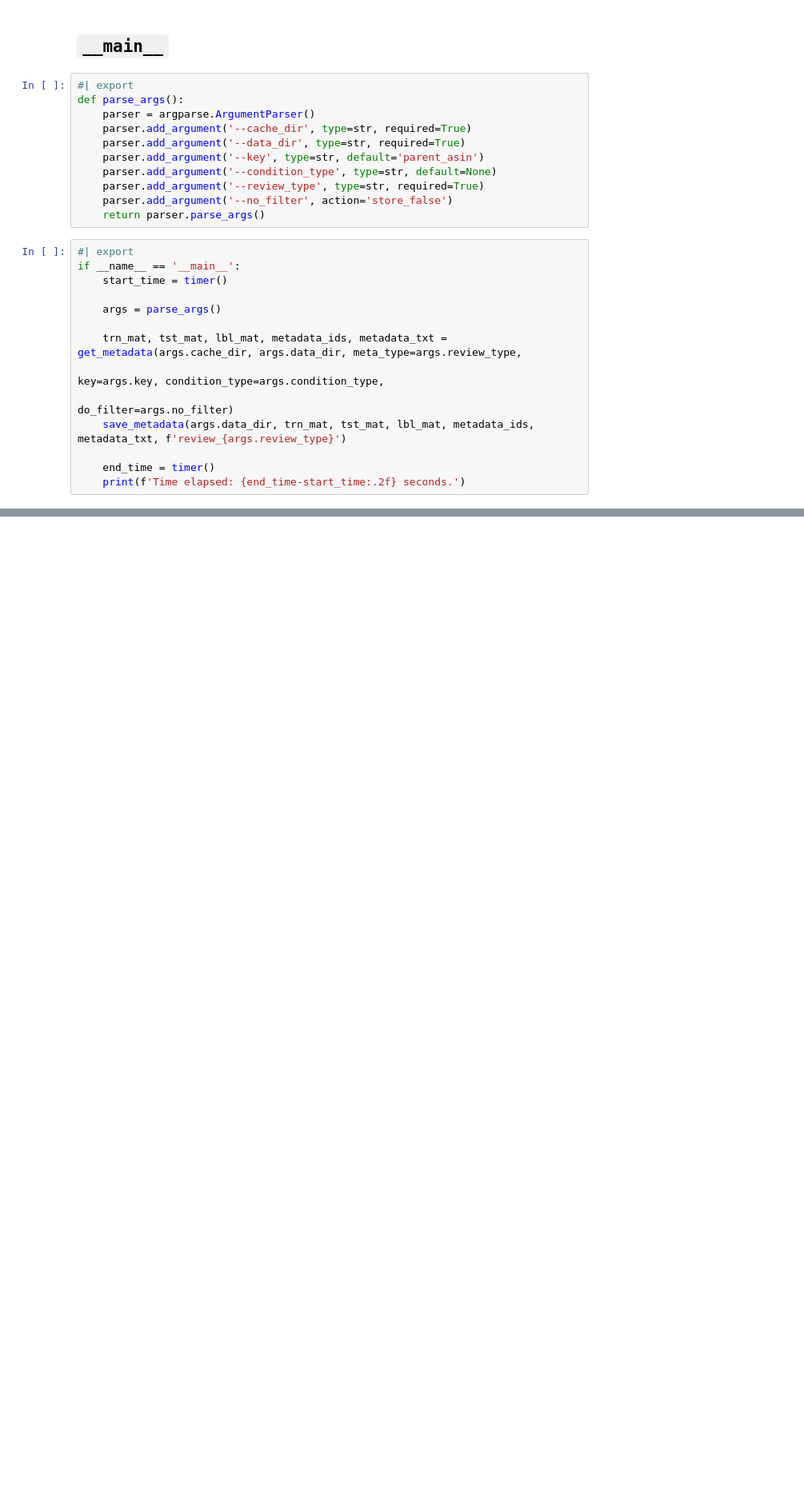
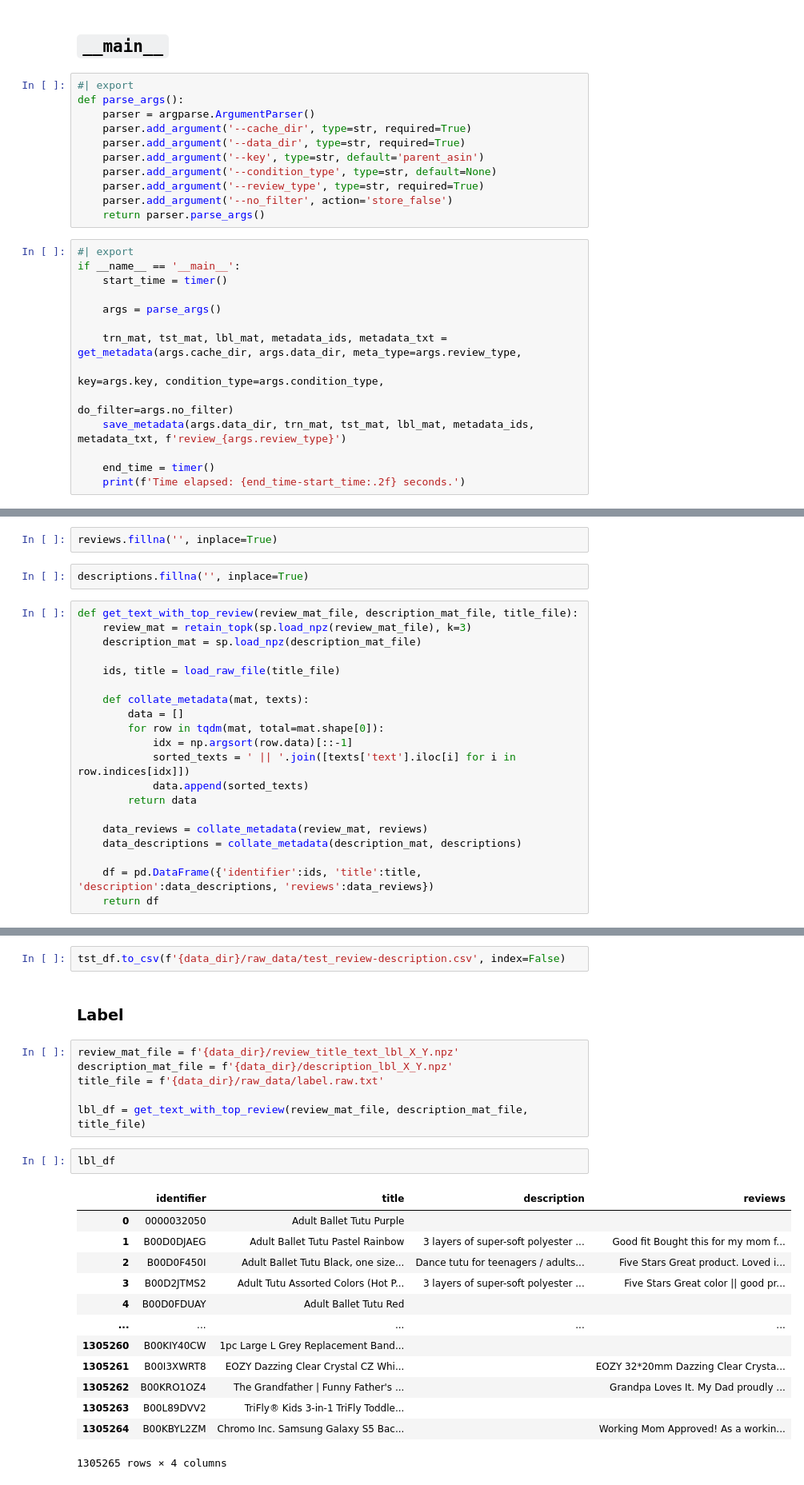
Before and after one commit to suchith720/sugar, a Jupyter notebook: nbs/17_map-amazon-reviews-from-dump.ipynb, the cells around one changed output, grey strips where cells are left out. Shown at 80% size. Cells and saved outputs as stored; diff of their text form; blank space fills up the shorter version.

```diff
--- a/nbs/17_map-amazon-reviews-from-dump.ipynb
+++ b/nbs/17_map-amazon-reviews-from-dump.ipynb
@@ -192,0 +207,24 @@ if __name__ == '__main__':
+# %%
+reviews.fillna('', inplace=True)
+# %%
+descriptions.fillna('', inplace=True)
+# %%
+def get_text_with_top_review(review_mat_file, description_mat_file, title_file):
+    review_mat = retain_topk(sp.load_npz(review_mat_file), k=3)
+    description_mat = sp.load_npz(description_mat_file)
+
+    ids, title = load_raw_file(title_file)
+
+    def collate_metadata(mat, texts):
+        data = []
+        for row in tqdm(mat, total=mat.shape[0]):
+            idx = np.argsort(row.data)[::-1]
+            sorted_texts = ' || '.join([texts['text'].iloc[i] for i in row.indices[idx]])
+            data.append(sorted_texts)
+        return data
+
+    data_reviews = collate_metadata(review_mat, reviews)
+    data_descriptions = collate_metadata(description_mat, descriptions)
+
+    df = pd.DataFrame({'identifier':ids, 'title':title, 'description':data_descriptions, 'reviews':data_reviews})
+    return df
@@ -192,0 +281,26 @@ if __name__ == '__main__':
+# %%
+tst_df.to_csv(f'{data_dir}/raw_data/test_review-description.csv', index=False)
+# %% [markdown]
+### Label
+# %%
+review_mat_file = f'{data_dir}/review_title_text_lbl_X_Y.npz'
+description_mat_file = f'{data_dir}/description_lbl_X_Y.npz'
+title_file = f'{data_dir}/raw_data/label.raw.txt'
+
+lbl_df = get_text_with_top_review(review_mat_file, description_mat_file, title_file)
+# %%
+lbl_df
+# %% [output]
+|  | identifier | title | description | reviews |
+| 0 | 0000032050 | Adult Ballet Tutu Purple |  |  |
+| 1 | B00D0DJAEG | Adult Ballet Tutu Pastel Rainbow | 3 layers of super-soft polyester ... | Good fit Bought this for my mom f... |
+| 2 | B00D0F450I | Adult Ballet Tutu Black, one size... | Dance tutu for teenagers / adults... | Five Stars Great product. Loved i... |
+| 3 | B00D2JTMS2 | Adult Tutu Assorted Colors (Hot P... | 3 layers of super-soft polyester ... | Five Stars Great color || good pr... |
+| 4 | B00D0FDUAY | Adult Ballet Tutu Red |  |  |
+| ... | ... | ... | ... | ... |
+| 1305260 | B00KIY40CW | 1pc Large L Grey Replacement Band... |  |  |
+| 1305261 | B00I3XWRT8 | EOZY Dazzing Clear Crystal CZ Whi... |  | EOZY 32*20mm Dazzing Clear Crysta... |
+| 1305262 | B00KRO1OZ4 | The Grandfather | Funny Father's ... |  | Grandpa Loves It. My Dad proudly ... |
+| 1305263 | B00L89DVV2 | TriFly® Kids 3-in-1 TriFly Toddle... |  |  |
+| 1305264 | B00KBYL2ZM | Chromo Inc. Samsung Galaxy S5 Bac... |  | Working Mom Approved! As a workin... |
+1305265 rows × 4 columns
```
Also changed, not shown: parts of 23 cells of this notebook, 10 other files.
